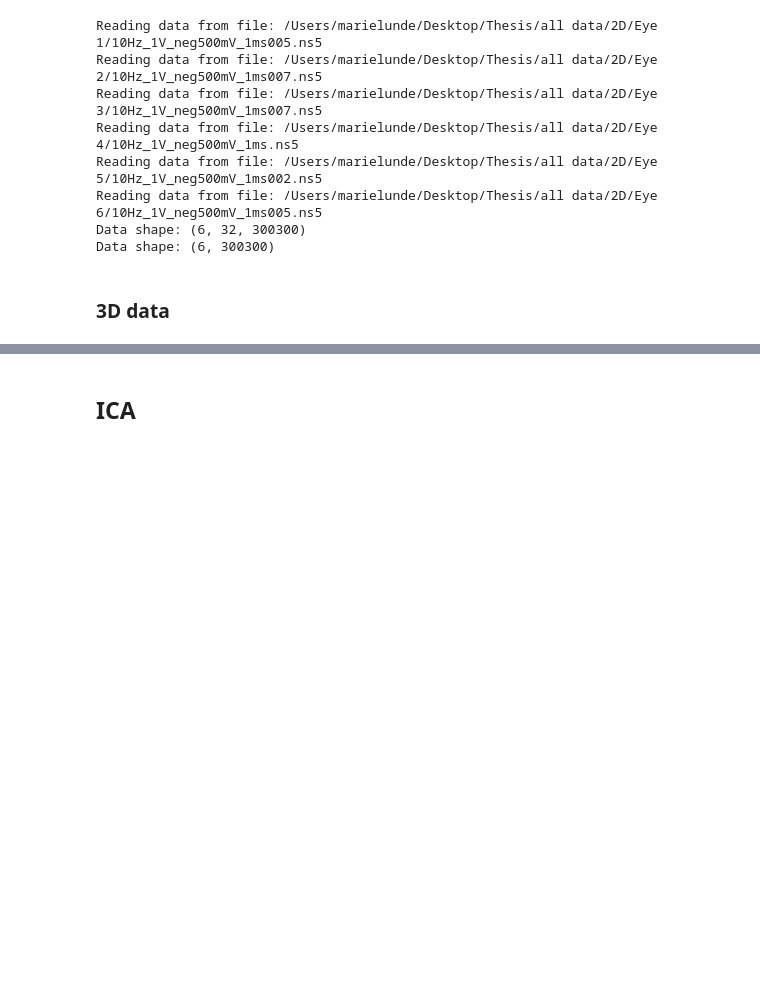
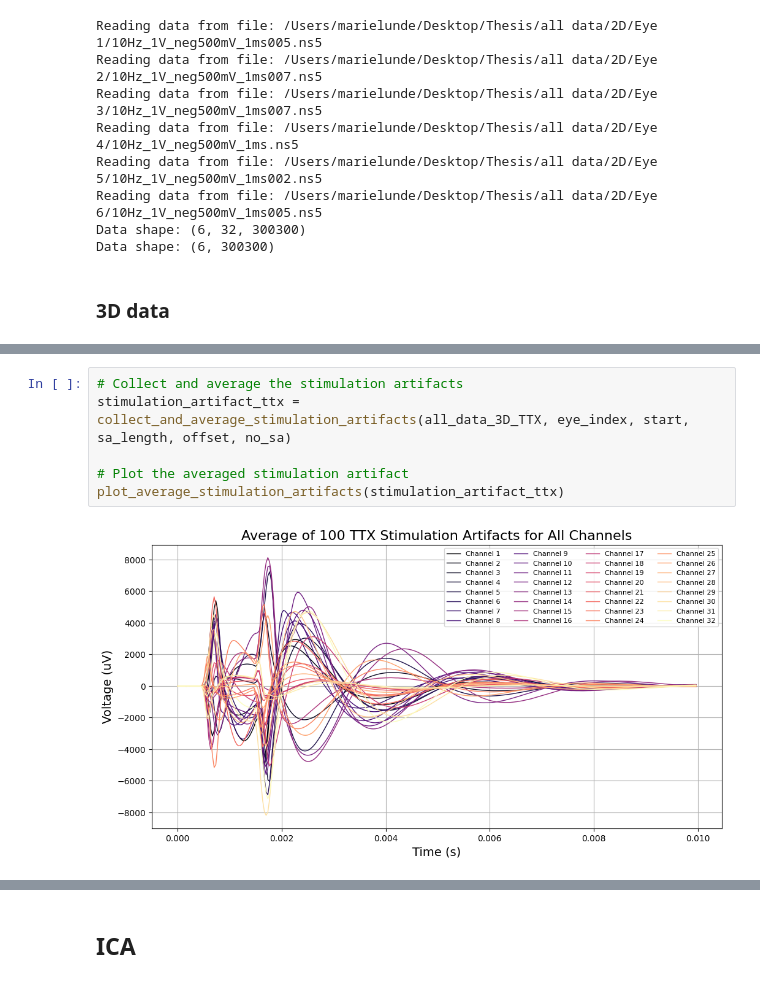
Before and after one commit to Whitesheep18/retinal-ecap-detection, a Jupyter notebook: ml_scripts/removal_of_sa.ipynb, the cells around one changed output, grey strips where cells are left out. Cells and saved outputs as stored; diff of their text form; blank space fills up the shorter version.

```diff
--- a/ml_scripts/removal_of_sa.ipynb
+++ b/ml_scripts/removal_of_sa.ipynb
@@ -123,0 +269,8 @@ Data shape: (6, 300300)
+# %%
+# Collect and average the stimulation artifacts
+stimulation_artifact_ttx = collect_and_average_stimulation_artifacts(all_data_3D_TTX, eye_index, start, sa_length, offset, no_sa)
+
+# Plot the averaged stimulation artifact
+plot_average_stimulation_artifacts(stimulation_artifact_ttx)
+# %% [output]
+[figure, added]
```
Also changed, not shown: parts of 29 cells of this notebook, 3 other files.
